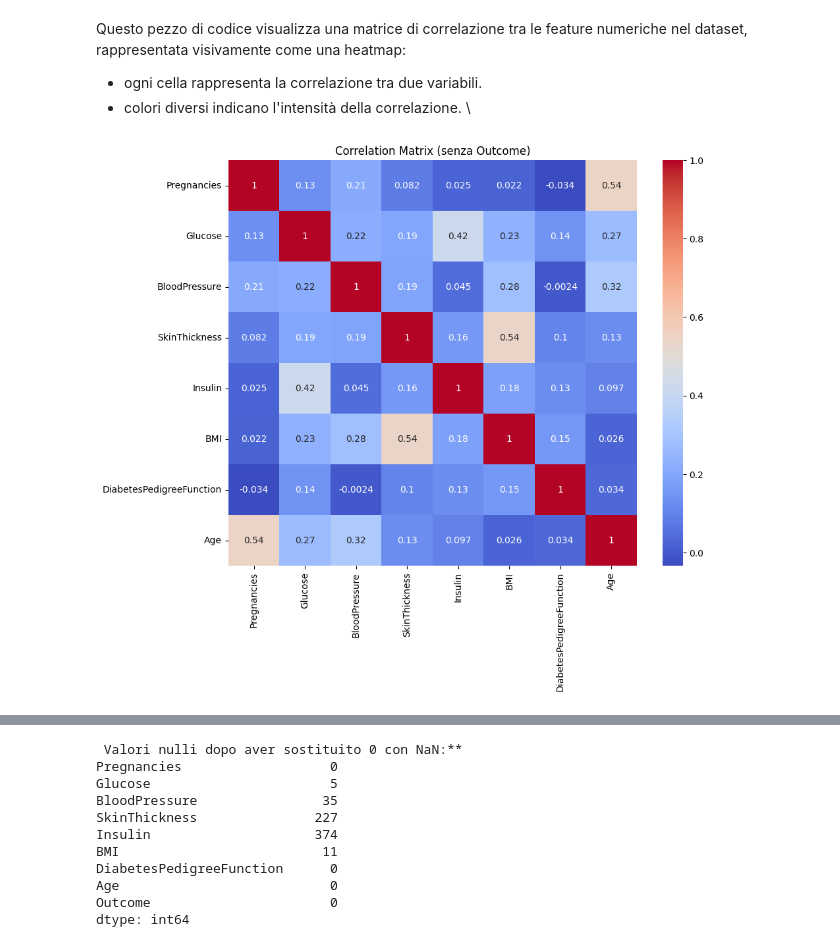
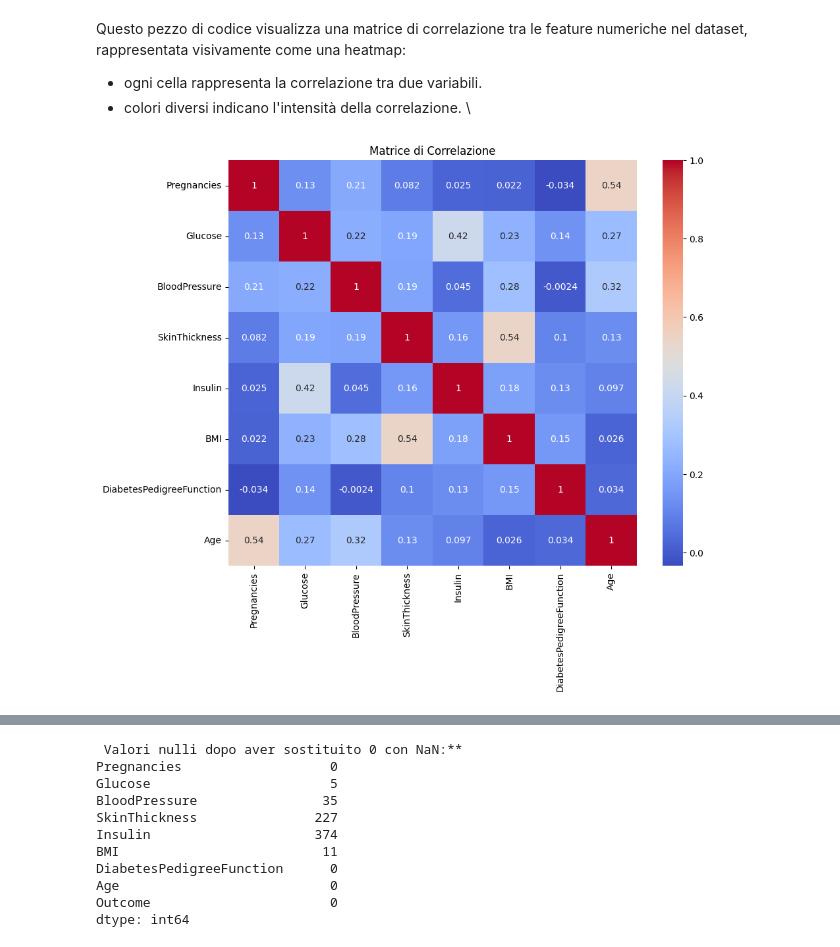
Before and after one commit to oleksandragolub/Progetto-Machine-Learning, a Jupyter notebook: progetto_machine_learning.ipynb, the cells around one changed output, grey strips where cells are left out. Drawn from its saved outputs; the diff is of its cells as text; code cells hidden in the pictures.

```diff
--- a/progetto_machine_learning.ipynb
+++ b/progetto_machine_learning.ipynb
@@ -277,7 +288,7 @@ Questo pezzo di codice visualizza una matrice di correlazione tra le feature num
 # %%
 plt.figure(figsize=(10, 8))
 sns.heatmap(df.drop(columns=["Outcome"]).corr(), annot=True, cmap='coolwarm')
-plt.title('Correlation Matrix (senza Outcome)')
+plt.title('Matrice di Correlazione')
 plt.show()
 # %% [output]
-[figure, old version]
+[figure, new version]
```
Also changed, not shown: parts of 6 cells of this notebook.
